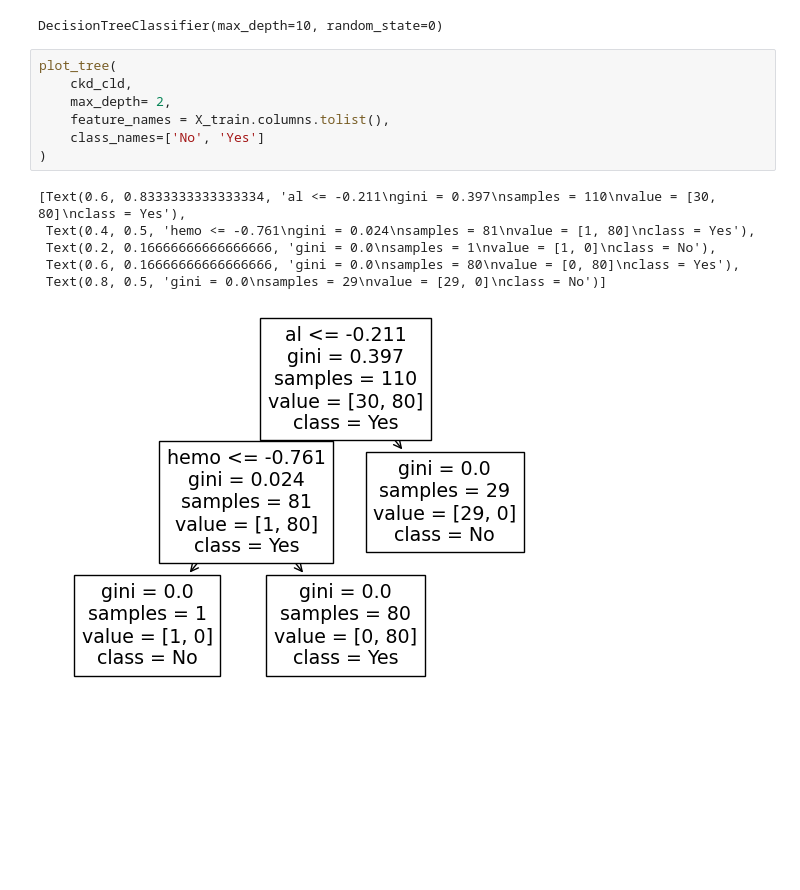
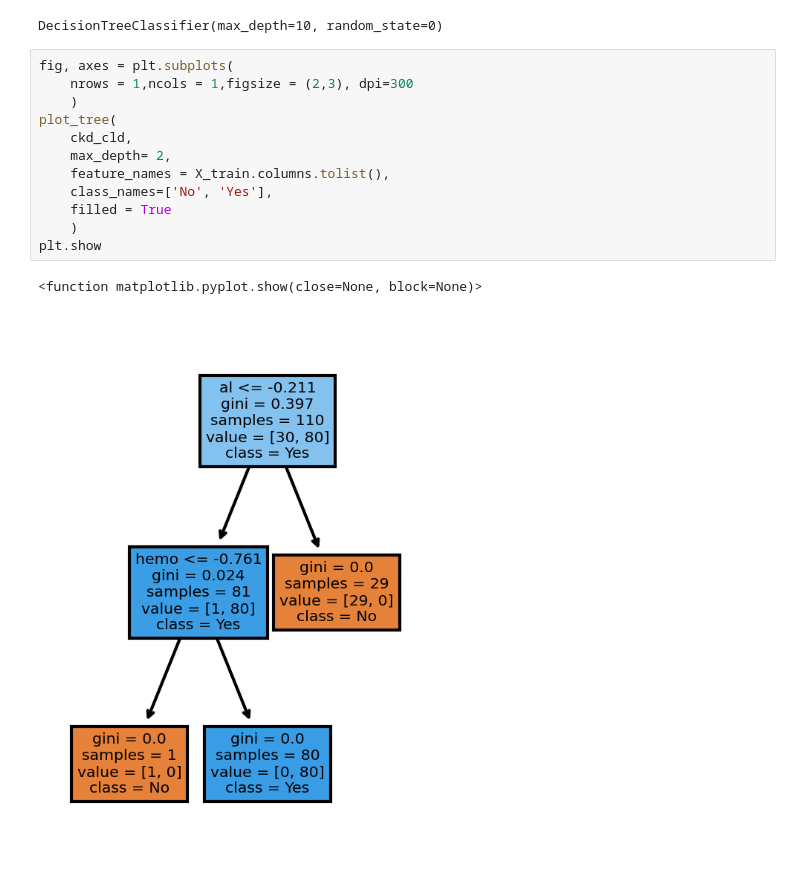
Before and after one commit to Babycarrot2001/3da, a Jupyter notebook: proj2.ipynb, the cells around one changed output. Drawn from its saved outputs; the diff is of its cells as text; blank space fills up the shorter version.

```diff
--- a/proj2.ipynb
+++ b/proj2.ipynb
@@ -128,16 +128,17 @@ ckd_cld.fit(X_train, y_train)
 # %% [output]
 DecisionTreeClassifier(max_depth=10, random_state=0)
 # %%
+fig, axes = plt.subplots(
+    nrows = 1,ncols = 1,figsize = (2,3), dpi=300
+    )
 plot_tree(
     ckd_cld,
     max_depth= 2,
     feature_names = X_train.columns.tolist(),
-    class_names=['No', 'Yes']
-)
+    class_names=['No', 'Yes'],
+    filled = True
+    )
+plt.show
 # %% [output]
-[Text(0.6, 0.8333333333333334, 'al <= -0.211\ngini = 0.397\nsamples = 110\nvalue = [30, 80]\nclass = Yes'),
- Text(0.4, 0.5, 'hemo <= -0.761\ngini = 0.024\nsamples = 81\nvalue = [1, 80]\nclass = Yes'),
- Text(0.2, 0.16666666666666666, 'gini = 0.0\nsamples = 1\nvalue = [1, 0]\nclass = No'),
- Text(0.6, 0.16666666666666666, 'gini = 0.0\nsamples = 80\nvalue = [0, 80]\nclass = Yes'),
- Text(0.8, 0.5, 'gini = 0.0\nsamples = 29\nvalue = [29, 0]\nclass = No')]
+<function matplotlib.pyplot.show(close=None, block=None)>
-[figure, old version]
+[figure, new version]
```
Also changed, not shown: parts of 1 cell of this notebook.
